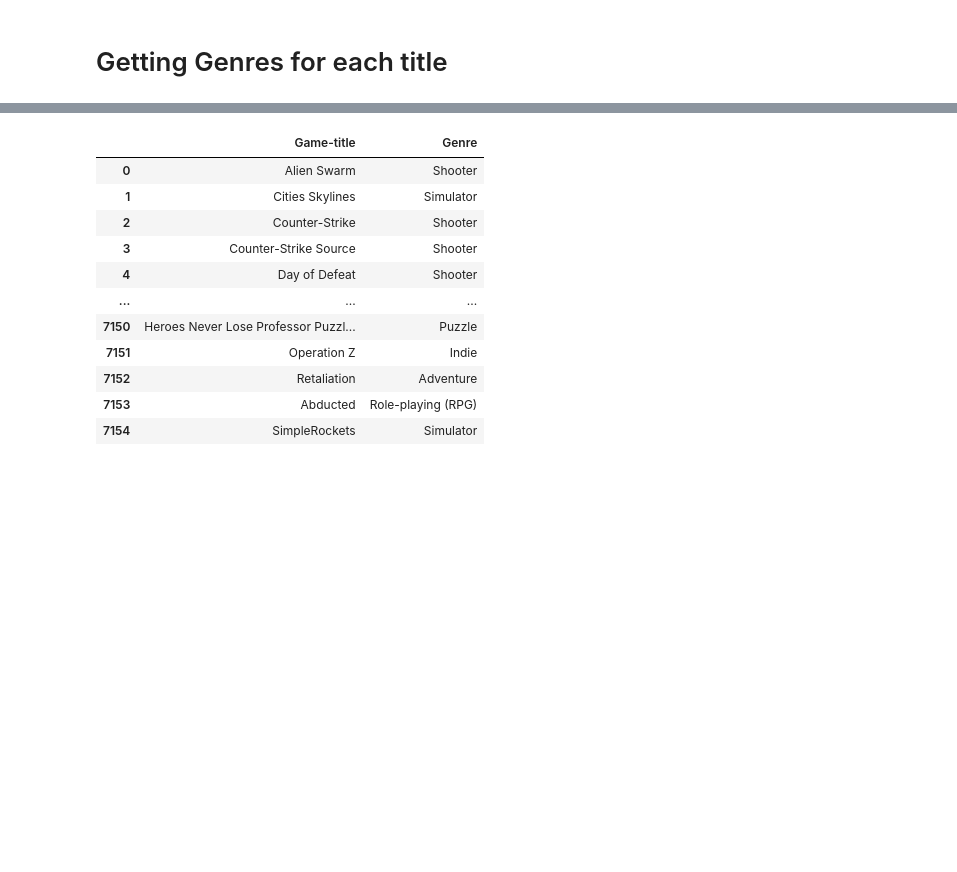
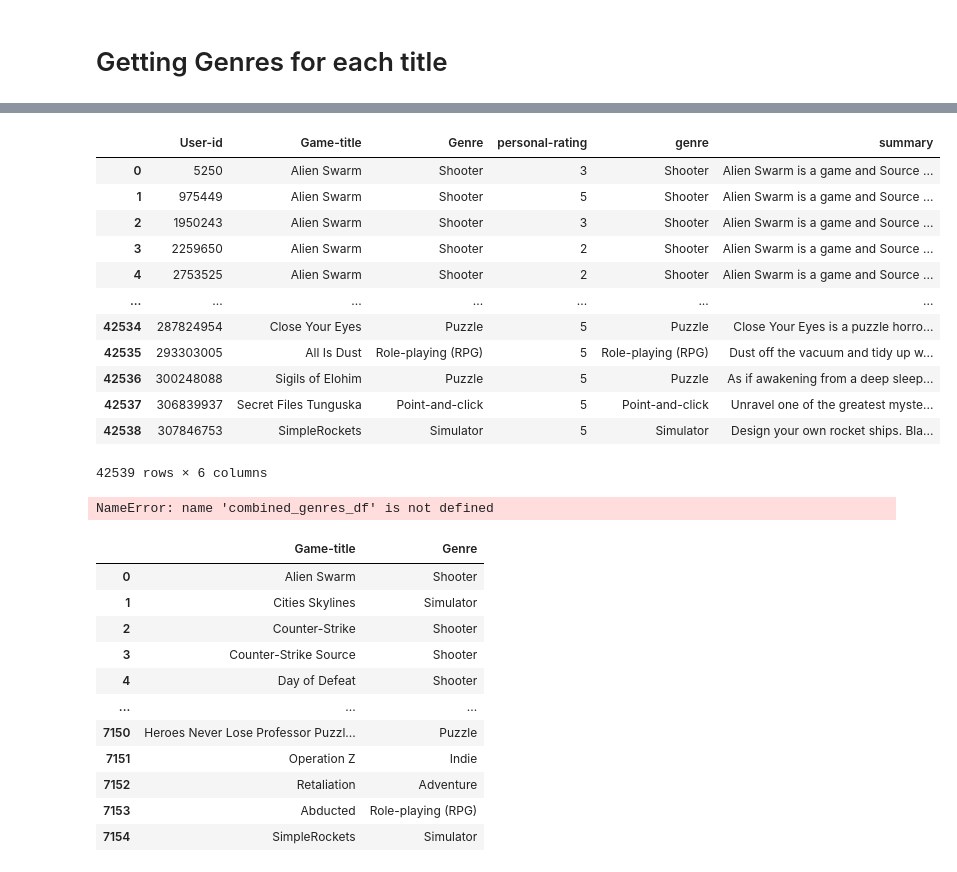
Before and after one commit to abilimckl1/Assignment1_CDS513, a Jupyter notebook: Assignment 1 - Data Cleaining.ipynb, the cells around one changed output, grey strips where cells are left out. Drawn from its saved outputs; the diff is of its cells as text; code cells hidden in the pictures; blank space fills up the shorter version.

```diff
--- a/Assignment 1 - Data Cleaining.ipynb
+++ b/Assignment 1 - Data Cleaining.ipynb
@@ -135,6 +178,34 @@ def search_games(titles, batch_size=600):
             time.sleep(1)  # Sleep to respect API rate limit
 
     return genres_dict
+# %%
+def search_games(titles, batch_size=600):
+    # Prepare to collect genres and descriptions
+    genres_dict = {}
+
+    # Process in batches to manage API request volume
+    for i in range(0, len(titles), batch_size):
+        batch_titles = titles[i:i+batch_size]
+        # Constructing the body for multiple searches can be complex because IGDB API may not support multiple searches in one request.
+        # Here we handle them one by one in a batch loop for demonstration.
+        for title in batch_titles:
+            body = f'search "{title}"; fields name, genres.name, summary; limit 100;'
+            response = requests.post(url, headers=headers, data=body)
+            if response.status_code == 200:
+                data = response.json()
+                if data:
+                    game_info = {
+                        'genre': data[0]['genres'][0]['name'] if 'genres' in data[0] and data[0]['genres'] else 'Genre not found',
+                        'summary': data[0]['summary'] if 'summary' in data[0] else 'Summary not found'
+                    }
+                    genres_dict[title] = game_info
+                else:
+                    genres_dict[title] = {'genre': 'Genre not found', 'summary': 'Summary not found'}
+            else:
+                print(f'API request failed with status code {response.status_code}')
+            time.sleep(1)  # Sleep to respect API rate limit
+
+    return genres_dict
 # %%
 genres_info = search_games(game_titles)
 print(genres_info)
@@ -141,6 +215,11 @@ print(genres_info)
 # %%
-genres_df = pd.DataFrame.from_dict(genres_info, orient='index', columns=['Genre'])
+# Convert the dictionary to a DataFrame
+game_info_df = pd.DataFrame.from_dict(genres_info, orient='index')
 
-genres_df.reset_index(inplace=True)
+# Reset the index to turn the game titles into a column
+game_info_df.reset_index(inplace=True)
 
-genres_df.rename(columns={'index': 'Game-title'}, inplace=True)
+# Rename the columns
+game_info_df.rename(columns={'index': 'Game-title'}, inplace=True)
+
+print(game_info_df)
@@ -148,0 +260,17 @@ genres_df
+# %%
+Final_info_df = pd.merge(pivot_df, game_info_df, on='Game-title', how='left')
+Final_info_df
+# %% [output]
+|  | User-id | Game-title | Genre | personal-rating | genre | summary |
+| 0 | 5250 | Alien Swarm | Shooter | 3 | Shooter | Alien Swarm is a game and Source ... |
+| 1 | 975449 | Alien Swarm | Shooter | 5 | Shooter | Alien Swarm is a game and Source ... |
+| 2 | 1950243 | Alien Swarm | Shooter | 3 | Shooter | Alien Swarm is a game and Source ... |
+| 3 | 2259650 | Alien Swarm | Shooter | 2 | Shooter | Alien Swarm is a game and Source ... |
+| 4 | 2753525 | Alien Swarm | Shooter | 2 | Shooter | Alien Swarm is a game and Source ... |
+| ... | ... | ... | ... | ... | ... | ... |
+| 42534 | 287824954 | Close Your Eyes | Puzzle | 5 | Puzzle | Close Your Eyes is a puzzle horro... |
+| 42535 | 293303005 | All Is Dust | Role-playing (RPG) | 5 | Role-playing (RPG) | Dust off the vacuum and tidy up w... |
+| 42536 | 300248088 | Sigils of Elohim | Puzzle | 5 | Puzzle | As if awakening from a deep sleep... |
+| 42537 | 306839937 | Secret Files Tunguska | Point-and-click | 5 | Point-and-click | Unravel one of the greatest myste... |
+| 42538 | 307846753 | SimpleRockets | Simulator | 5 | Simulator | Design your own rocket ships. Bla... |
+42539 rows × 6 columns
@@ -149,6 +279,8 @@ genres_df
 # %%
 # Concatenate with the existing DataFrame
-combined_genres_df = pd.concat([combined_genres_df, genres_df], ignore_index=True)
+combined_genres_df = pd.concat([combined_genres_df, game_info_df], ignore_index=True)
+# %% [output]
+NameError: name 'combined_genres_df' is not defined
 # %%
 combined_genres_df
 # %%
```
Also changed, not shown: parts of 8 cells of this notebook, 4 other files.
